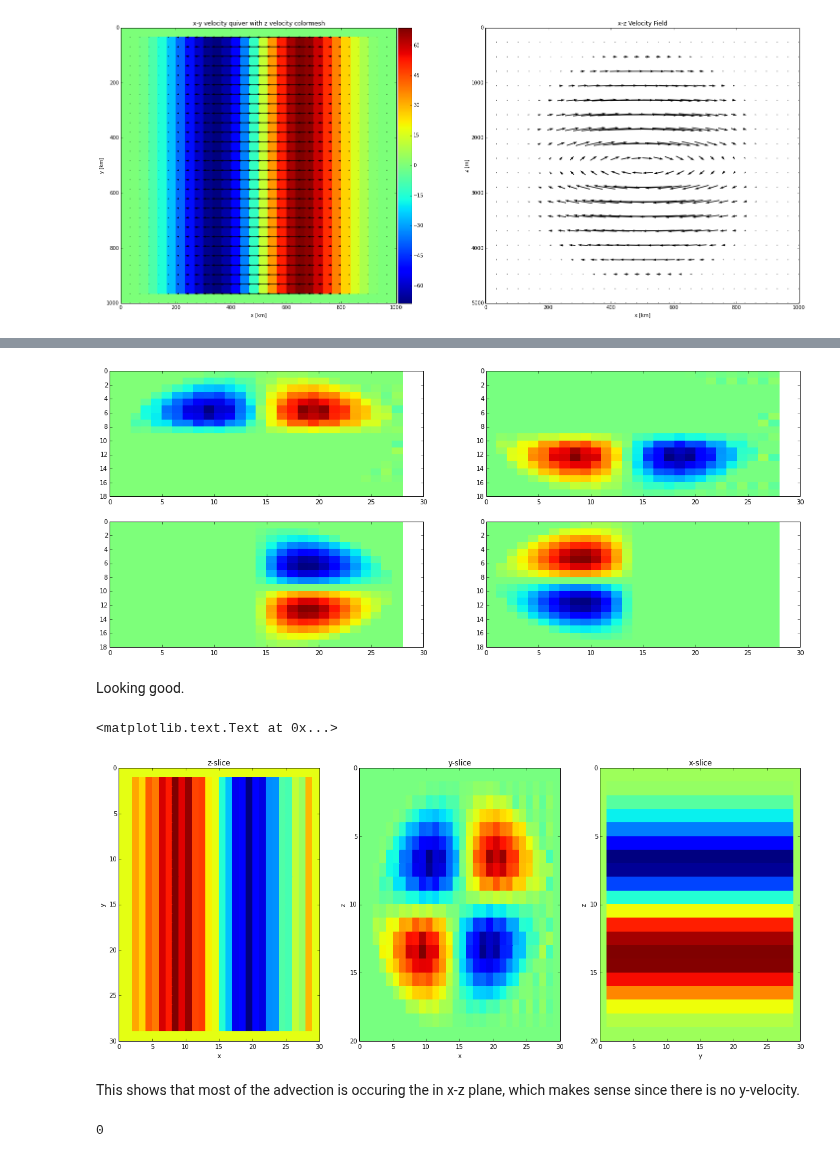
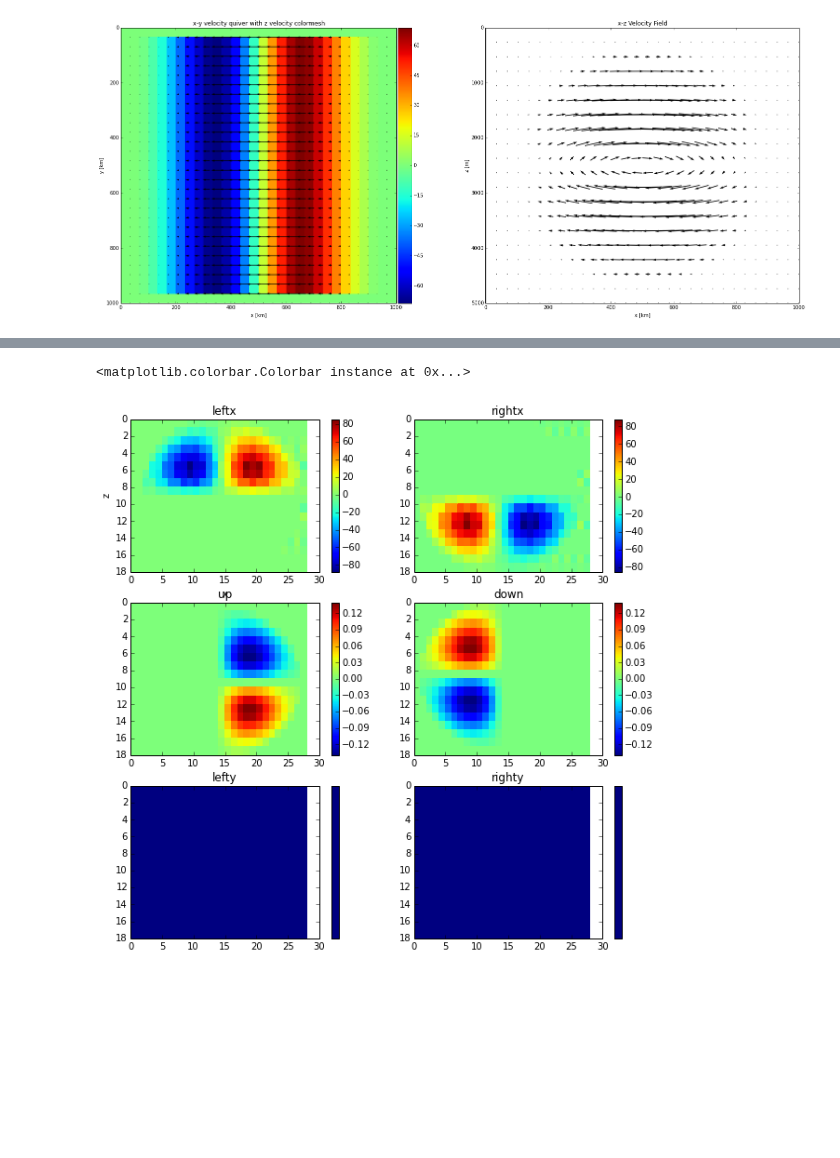
Before and after one commit to UBC-MOAD/pa-th-simple, a Jupyter notebook: prelim-model/Evaluation of 3D flux - Step 1.ipynb, the cells around one changed output, grey strips where cells are left out. Saved outputs shown, nothing was run; the diff lists cells and outputs as text; code cells hidden in the pictures; blank space fills up the shorter version.

Commit message:
Improved 3D flux notebook.

```diff
--- a/prelim-model/Evaluation of 3D flux - Step 1.ipynb
+++ b/prelim-model/Evaluation of 3D flux - Step 1.ipynb
@@ -24,9 +24,9 @@ nz = 20; nx = 30; ny = 30; ng = 1
 g = ThPa3D.Fgrid(nx, ny, nz, ng, dt); h = ThPa3D.Fgrid(nx, ny, nz, ng, dt)
 # velocity
 V = 0.02/1000*365.*86400.
-u = threeflow.onecell_cen_xz(xmin, xmax, zmin, zmax, nx, nz, ny, V)
+u = threeflow.onecell_cen_xz(xmin, xmax, zmin, zmax, nx, ny, nz, V)
 # initial profile
-fig = threeplot.init(g.a, h.a, u, xmin, xmax, ymin, ymax, zmin, zmax, nx, ny, nz, 'Pa')
+fig = threeplot.init(g.a, h.a, u, xmin, xmax, ymin, ymax, zmin, zmax, nx, ny, nz, 'Pa', 10)
 # %% [output]
 [figure]
 [figure]
@@ -76,8 +106,8 @@ hory_flux = conc.a * u[2,:,:,:]
 
 leftx_flux =  n_upx[1:nz-1, 1:ny-1, 0:nx-2] * ( horx_flux[1:nz-1, 1:ny-1, 0:nx-2] - horx_flux[1:nz-1, 1:ny-1, 1:nx-1] )
 rightx_flux = p_upx[1:nz-1, 1:ny-1, 1:nx-1] * ( horx_flux[1:nz-1, 1:ny-1, 1:nx-1] - horx_flux[1:nz-1, 1:ny-1, 2:nx] )
-lefty_flux =  n_upx[1:nz-1, 0:ny-2, 1:nx-1] * ( hory_flux[1:nz-1, 0:ny-2, 1:nx-1] - hory_flux[1:nz-1, 1:ny-1, 1:nx-1] )
-righty_flux = p_upx[1:nz-1, 1:ny-1, 1:nx-1] * ( hory_flux[1:nz-1, 1:ny-1, 1:nx-1] - hory_flux[1:nz-1, 2:ny, 1:nx-1] )
+lefty_flux =  n_upy[1:nz-1, 0:ny-2, 1:nx-1] * ( hory_flux[1:nz-1, 0:ny-2, 1:nx-1] - hory_flux[1:nz-1, 1:ny-1, 1:nx-1] )
+righty_flux = p_upy[1:nz-1, 1:ny-1, 1:nx-1] * ( hory_flux[1:nz-1, 1:ny-1, 1:nx-1] - hory_flux[1:nz-1, 2:ny, 1:nx-1] )
 up_flux = n_upz[0:nz-2, 1:ny-1, 1:nx-1] * ( vert_flux[0:nz-2, 1:ny-1, 1:nx-1] - vert_flux[1:nz-1, 1:ny-1, 1:nx-1] )
 down_flux = p_upz[1:nz-1, 1:ny-1, 1:nx-1] * ( vert_flux[1:nz-1, 1:ny-1, 1:nx-1] - vert_flux[2:nz, 1:ny-1, 1:nx-1] )
 
@@ -85,49 +115,39 @@ adv = np.empty_like(conc.a)
 adv[1:nz-1, 1:ny-1, 1:nx-1] = (leftx_flux + rightx_flux) * conc.dx_i + (lefty_flux + righty_flux) * conc.dy_i + (up_flux + down_flux) * conc.dz_i
 # %%
 # plot the fluxes
-plt.subplots(2,2,figsize = (20,8))
-plt.subplot(221)
-plt.pcolormesh(leftx_flux[:,0,:])
+plt.subplots(3,2,figsize = (10,10))
+plt.subplot(321)
+plt.pcolormesh(leftx_flux[:,10,:])
 plt.gca().invert_yaxis()
-plt.subplot(222)
-plt.pcolormesh(rightx_flux[:,0,:])
+plt.title('leftx')
+plt.xlabel('x')
+plt.ylabel('z')
+plt.colorbar()
+plt.subplot(322)
+plt.pcolormesh(rightx_flux[:,10,:])
 plt.gca().invert_yaxis()
-plt.subplot(223)
-plt.pcolormesh(up_flux[:,0,:])
+plt.title('rightx')
+plt.colorbar()
+plt.subplot(323)
+plt.pcolormesh(up_flux[:,10,:])
 plt.gca().invert_yaxis()
-plt.subplot(224)
-plt.pcolormesh(down_flux[:,0,:])
+plt.title('up')
+plt.colorbar()
+plt.subplot(324)
+plt.pcolormesh(down_flux[:,10,:])
 plt.gca().invert_yaxis()
+plt.title('down')
+plt.colorbar()
+plt.subplot(325)
+plt.pcolormesh(lefty_flux[:,10,:])
+plt.gca().invert_yaxis()
+plt.title('lefty')
+plt.colorbar()
+plt.subplot(326)
+plt.pcolormesh(righty_flux[:,10,:])
+plt.gca().invert_yaxis()
+plt.title('righty')
+plt.colorbar()
 # %% [output]
+<matplotlib.colorbar.Colorbar instance at 0x...>
-[figure, old version]
+[figure, new version]
-# %% [markdown]
-Looking good.
-# %%
-plt.subplots(1,3,figsize = (20,8))
-plt.subplot(131)
-plt.pcolormesh(adv[10,:,:])
-plt.gca().invert_yaxis()
-plt.xlabel('x')
-plt.ylabel('y')
-plt.title('z-slice')
-plt.subplot(132)
-plt.pcolormesh(adv[:,10,:])
-plt.gca().invert_yaxis()
-plt.xlabel('x')
-plt.ylabel('z')
-plt.title('y-slice')
-plt.subplot(133)
-plt.pcolormesh(adv[:,:,10])
-plt.gca().invert_yaxis()
-plt.xlabel('y')
-plt.ylabel('z')
-plt.title('x-slice')
-# %% [output]
-<matplotlib.text.Text at 0x...>
-[figure, removed]
-# %% [markdown]
-This shows that most of the advection is occuring the in x-z plane, which makes sense since there is no y-velocity.
-# %%
-sum(sum(sum(np.isnan(adv))))
-# %% [output]
-0
```
Also changed, not shown: parts of 3 cells of this notebook, 1 other file.
